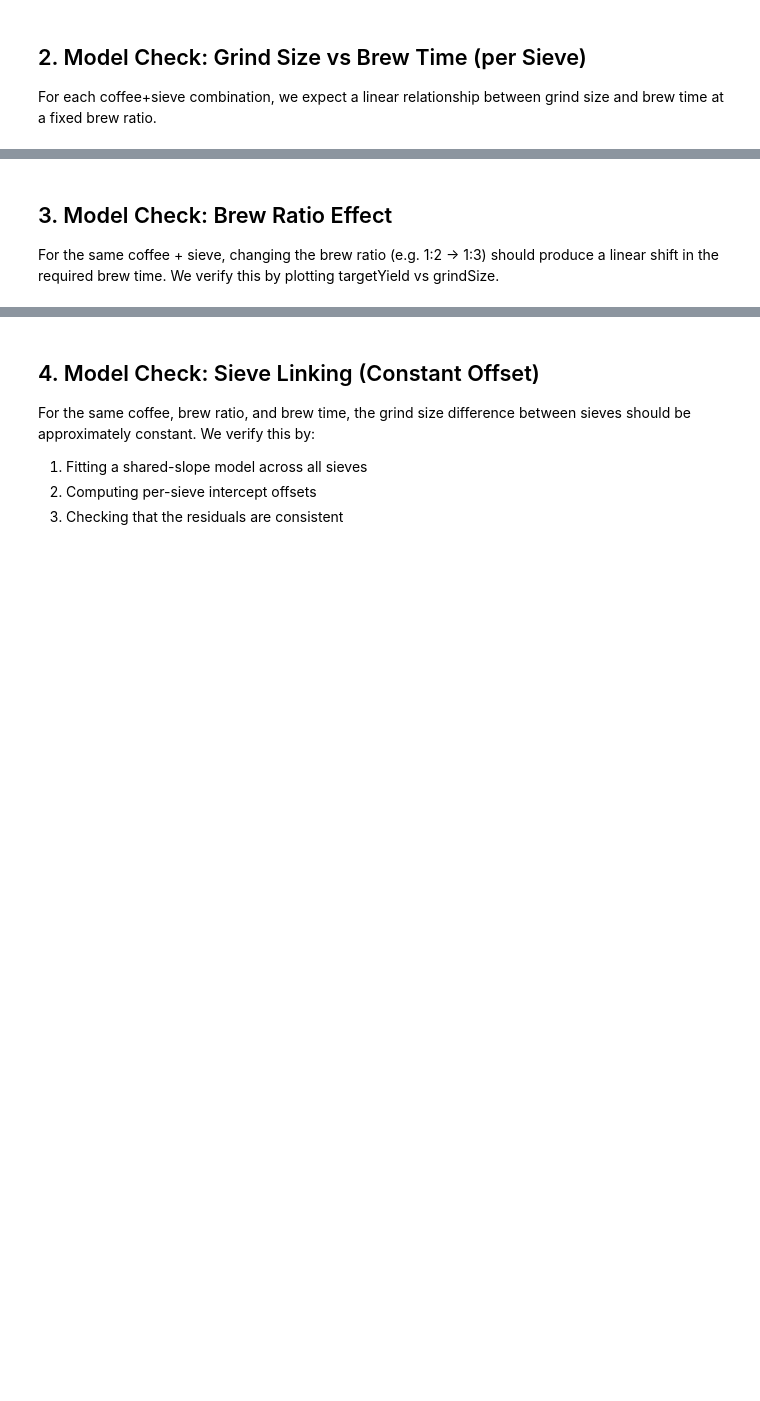
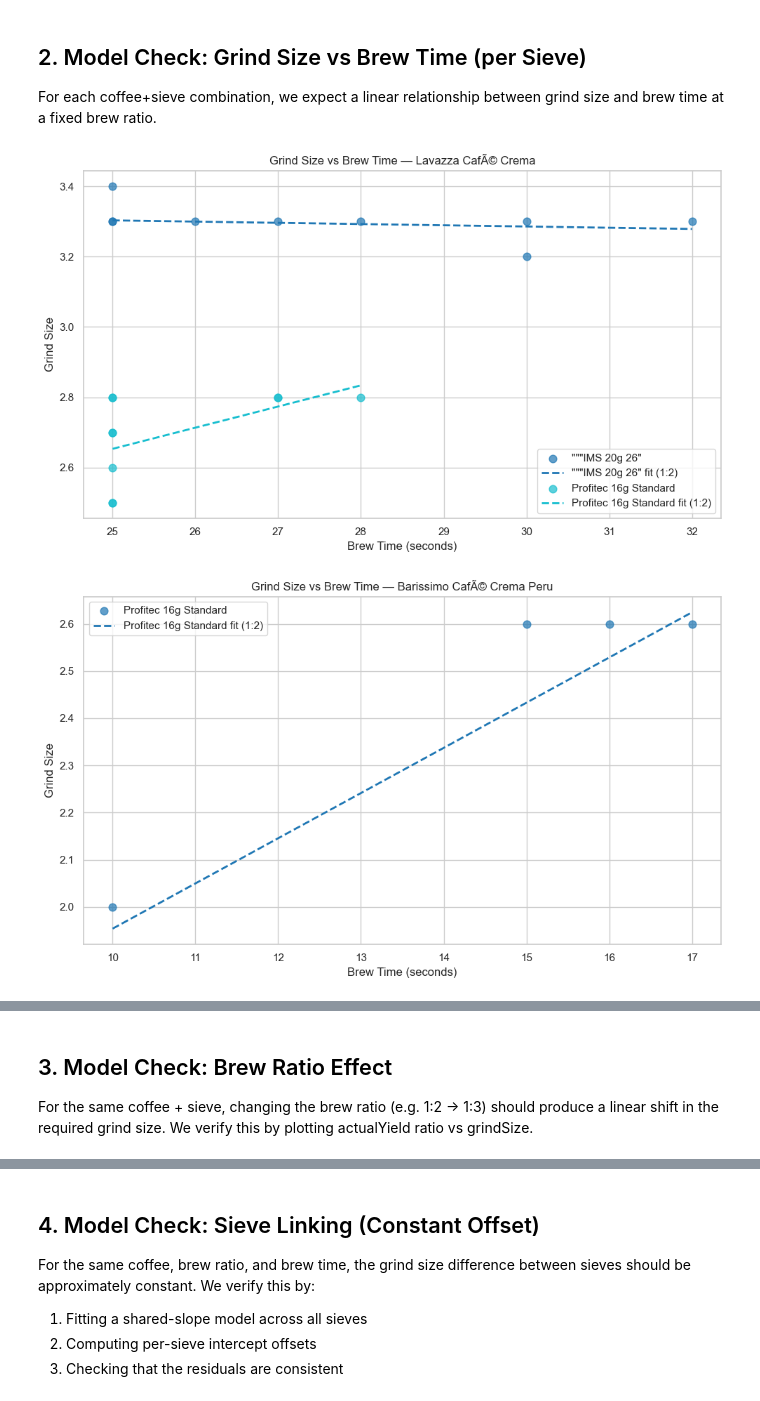
Before and after one commit to birlet/Coffio, a Jupyter notebook: CoffModelAnalyzer/model_analysis.ipynb, the cells around one changed output, grey strips where cells are left out. Cells and saved outputs as stored; diff of their text form; code cells hidden in the pictures; blank space fills up the shorter version.

```diff
--- a/CoffModelAnalyzer/model_analysis.ipynb
+++ b/CoffModelAnalyzer/model_analysis.ipynb
@@ -101,34 +112,37 @@ for coffee_name in coffees_with_data:
     coffee_df = df_valid[df_valid['coffeeName'] == coffee_name]
     sieves_in_coffee = coffee_df['sieveName'].unique()
 
     fig, ax = plt.subplots(figsize=(10, 6))
     colors = plt.cm.tab10(np.linspace(0, 1, len(sieves_in_coffee)))
 
     for i, sieve_name in enumerate(sieves_in_coffee):
         sieve_df = coffee_df[coffee_df['sieveName'] == sieve_name]
         ax.scatter(sieve_df['brewTime'], sieve_df['grindSize'],
                    color=colors[i], label=f'{sieve_name}', alpha=0.7, s=60)
 
-        # Fit linear regression for this sieve
+        # Fit linear regression for this sieve using actualYield
         if len(sieve_df) >= 2:
-            X = sieve_df[['targetYield', 'brewTime']].values
+            X = sieve_df[['actualYield', 'brewTime']].values
             y = sieve_df['grindSize'].values
             model = LinearRegression().fit(X, y)
 
             # Plot regression line at 1:2 ratio
             avg_coffee_weight = sieve_df['coffeeWeight'].mean()
-            target_yield_1_2 = avg_coffee_weight * 2.0
+            yield_1_2 = avg_coffee_weight * 2.0
 
             time_range = np.linspace(sieve_df['brewTime'].min(), sieve_df['brewTime'].max(), 50)
-            X_pred = np.column_stack([np.full_like(time_range, target_yield_1_2), time_range])
+            X_pred = np.column_stack([np.full_like(time_range, yield_1_2), time_range])
             y_pred = model.predict(X_pred)
 
             ax.plot(time_range, y_pred, color=colors[i], linestyle='--', linewidth=2,
                     label=f'{sieve_name} fit (1:2)')
 
     ax.set_xlabel('Brew Time (seconds)')
     ax.set_ylabel('Grind Size')
     ax.set_title(f'Grind Size vs Brew Time — {coffee_name}')
     ax.legend()
     plt.tight_layout()
     plt.show()
+# %% [output]
+[figure, added]
+[figure, added]
@@ -136,5 +153,5 @@ for coffee_name in coffees_with_data:
 ## 3. Model Check: Brew Ratio Effect
 
 For the same coffee + sieve, changing the brew ratio (e.g. 1:2 → 1:3) should produce a linear
-shift in the required brew time. We verify this by plotting targetYield vs grindSize.
+shift in the required grind size. We verify this by plotting actualYield ratio vs grindSize.
 # %%
```
Also changed, not shown: parts of 14 cells of this notebook, 2 other files.
